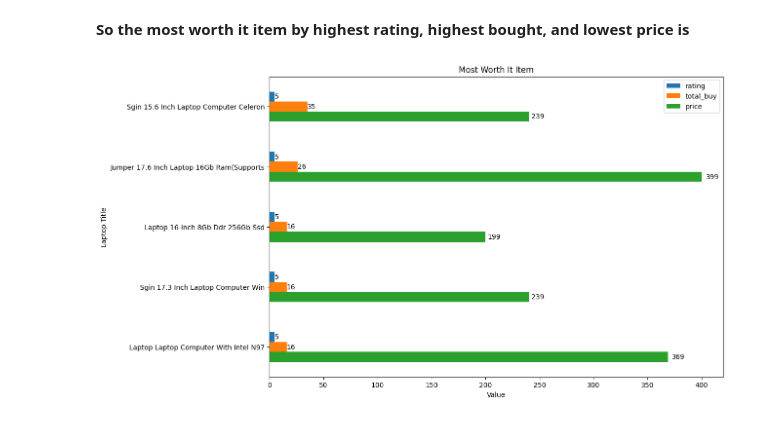
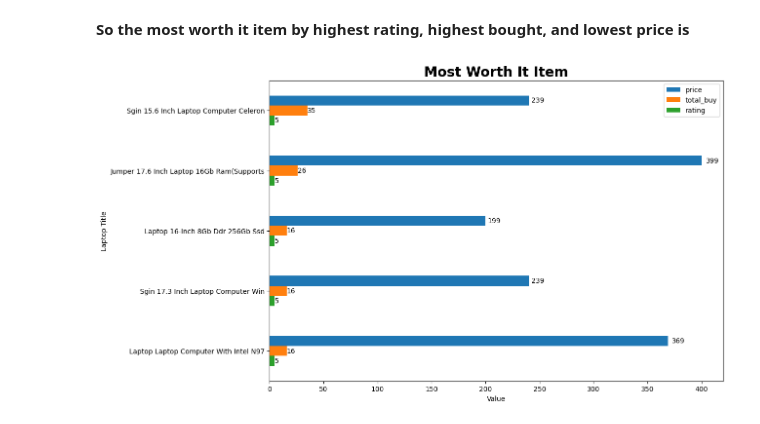
Before and after one commit to flammadc/amazon-scraping, a Jupyter notebook: notebooks/eda.ipynb, the cells around one changed output. Drawn from its saved outputs; the diff is of its cells as text; code cells hidden in the pictures.

```diff
--- a/notebooks/eda.ipynb
+++ b/notebooks/eda.ipynb
@@ -52,7 +52,7 @@ memory usage: 9.9+ KB
 # %% [markdown]
 __Drop it off__
 # %%
-testing.dropna(inplace=True)
+testing.fillna(0, inplace=True)
 testing.info()
 # %% [output]
 <class 'pandas.core.frame.DataFrame'>
@@ -155,10 +154,11 @@ ax = good_laptops.plot(
     y="price",
     legend=False,
     figsize=(12, 8),
-    cmap="summer"
+    color=plt.cm.tab10.colors[:len(good_laptops)]
+
 )
 
-plt.title("Most Expensive Laptops with 5 Rating")
+plt.title("Most Expensive Laptops with 5 Rating", fontsize=20, weight="bold")
 plt.xlabel("Price")
 plt.ylabel("Laptop Title")
 
@@ -183,7 +183,7 @@ ax = most_bought.plot(
     x="title",
     y="total_buy",
     figsize=[12,8],
-    cmap="summer"
+    color=plt.cm.tab10.colors[:len(most_bought)]
     )
 for p in ax.patches:
     ax.text(
@@ -195,7 +195,7 @@ for p in ax.patches:
     va="center"
 )
 
-plt.title("Most Bought Item")
+plt.title("Most Bought Item", fontsize=20, weight="bold")
 plt.xlabel("Total Buy")
 plt.ylabel("Laptop Title")
 ax.invert_yaxis()
@@ -209,23 +209,24 @@ __So the most worth it item by highest rating, highest bought, and lowest price
 # %%
 worth_it_item = testing.sort_values(by=["rating", "total_buy", "price"], ascending=[False, False, True]).head(5).reset_index(drop=True)
 ax = worth_it_item.plot(
     kind="barh",
     x="title",
-    y=["rating", "total_buy", "price"],
-    figsize=(12,8)
+    y=["price","total_buy", "rating"],
+    figsize=(12,8),
+    color=plt.cm.tab10.colors[:len(worth_it_item)]
 )
 for p in ax.patches:
     ax.text(
     p.get_width() + (p.get_width() * 0.01),
     p.get_y() + p.get_height() / 2,
     str(int(p.get_width())),
     va="center"
 )
 
-plt.title("Most Worth It Item")
+plt.title("Most Worth It Item", fontsize=20, weight="bold")
 plt.xlabel("Value")
 plt.ylabel("Laptop Title")
 ax.invert_yaxis()
 plt.show()
 # %% [output]
-[figure, old version]
+[figure, new version]
```
Also changed, not shown: parts of 8 cells of this notebook, 2 other files.
